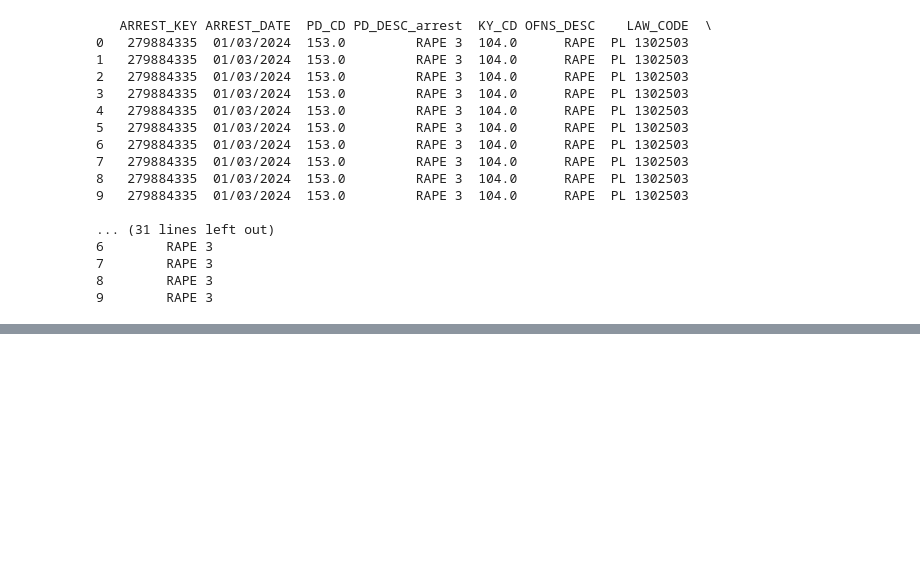
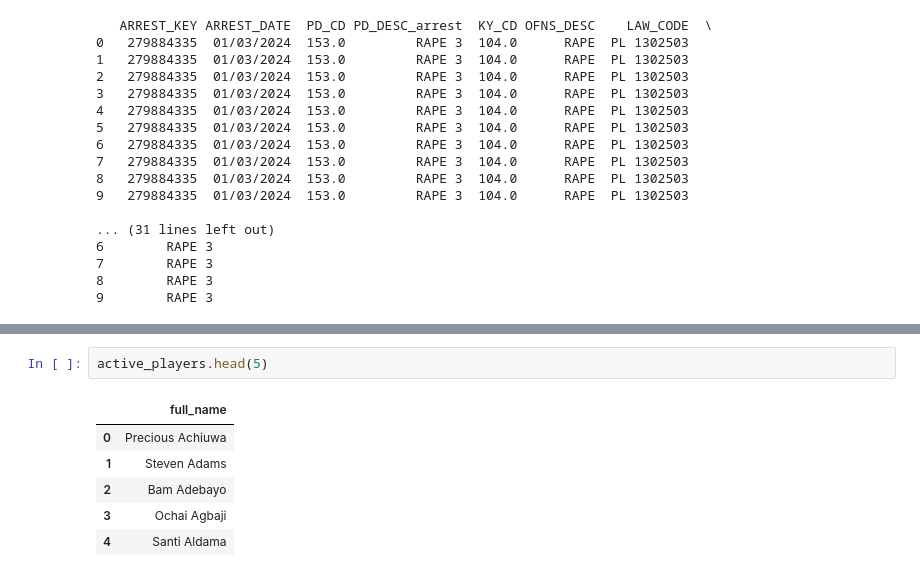
Before and after one commit to thezachdrake/UMD-INST627-Fall2024, a Jupyter notebook: kim.ipynb, the cells around one changed output, grey strips where cells are left out. Drawn from its saved outputs; the diff is of its cells as text; blank space fills up the shorter version.

```diff
--- a/kim.ipynb
+++ b/kim.ipynb
@@ -120,0 +157,9 @@ print(df_subset_mg.head(10))
+# %%
+active_players.head(5)
+# %% [output]
+|  | full_name |
+| 0 | Precious Achiuwa |
+| 1 | Steven Adams |
+| 2 | Bam Adebayo |
+| 3 | Ochai Agbaji |
+| 4 | Santi Aldama |
```
Also changed, not shown: parts of 7 cells of this notebook, 3 other files.
